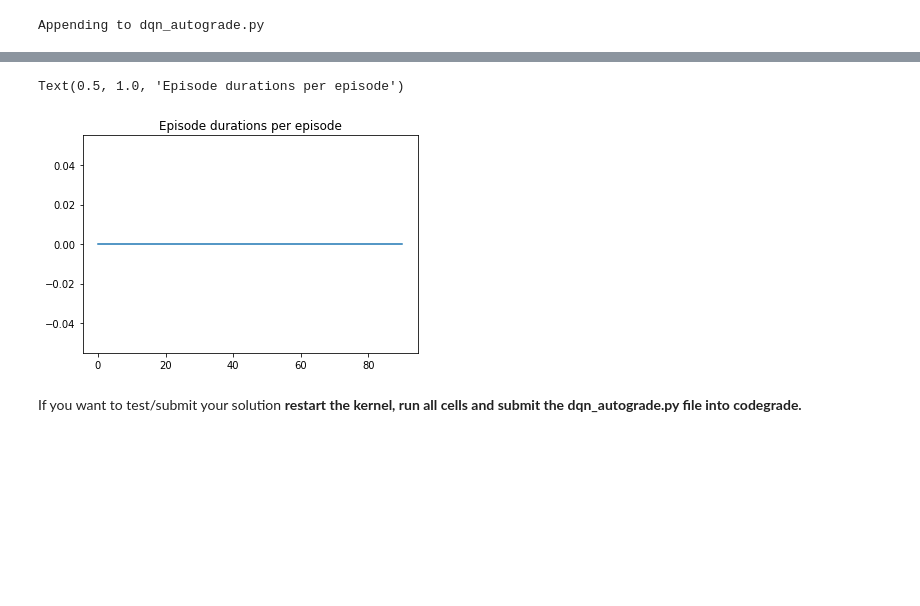
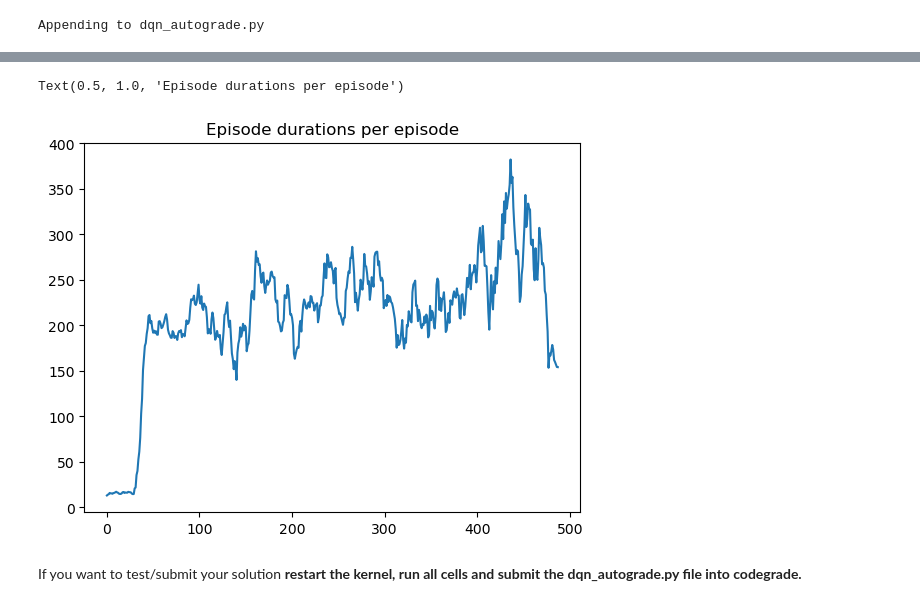
Before and after one commit to elidub/RL, a Jupyter notebook: hw4/DQN_lab.ipynb, the cells around one changed output, grey strips where cells are left out. Cells and saved outputs as stored; diff of their text form; code cells hidden in the pictures; blank space fills up the shorter version.

```diff
--- a/hw4/DQN_lab.ipynb
+++ b/hw4/DQN_lab.ipynb
@@ -108,7 +108,7 @@ class ReplayMemory:
     def push(self, transition):
         # YOUR CODE HERE
         self.memory.append(transition)
-        if len(self.memory) > capacity: self.memory = self.memory[-self.capacity:]
+        if len(self.memory) > self.capacity: self.memory = self.memory[-self.capacity:]
 
     def sample(self, batch_size):
         # YOUR CODE HERE
@@ -396,10 +419,13 @@ def run_episodes(train, Q, policy, memory, env, num_episodes, batch_size, discou
 
             loss = train(Q, memory, optimizer, batch_size, discount_factor)
 
+            # Update epsilon and timesteps
+            policy.set_epsilon(get_epsilon(global_steps))
+            global_steps += 1
+            steps += 1
 
-            policy.set_epsilon(get_epsilon(i))
-
-            state = s_next
+            # Update state
+            state = np.copy(s_next)
 
 
             if done:
@@ -407,6 +433,7 @@ def run_episodes(train, Q, policy, memory, env, num_episodes, batch_size, discou
                     print("{2} Episode {0} finished after {1} steps"
                           .format(i, steps, '\033[92m' if steps >= 195 else '\033[99m'))
                 episode_durations.append(steps)
+#                 episode_durations.append(loss)
                 #plot_durations()
                 print("loss: ", loss)
                 break
@@ -469,13 +486,13 @@ loss:  16.03085708618164
 # %%
 # And see the results
 def smooth(x, N):
     cumsum = np.cumsum(np.insert(x, 0, 0))
     return (cumsum[N:] - cumsum[:-N]) / float(N)
 
-plt.plot(smooth(episode_durations, 10))
+plt.plot(smooth(episode_durations[3:], 10))
 plt.title('Episode durations per episode')
 # %% [output]
 Text(0.5, 1.0, 'Episode durations per episode')
-[figure, old version]
+[figure, new version]
 # %% [markdown]
 If you want to test/submit your solution **restart the kernel, run all cells and submit the dqn_autograde.py file into codegrade.**
```
Also changed, not shown: parts of 5 cells of this notebook, 4 other files.
